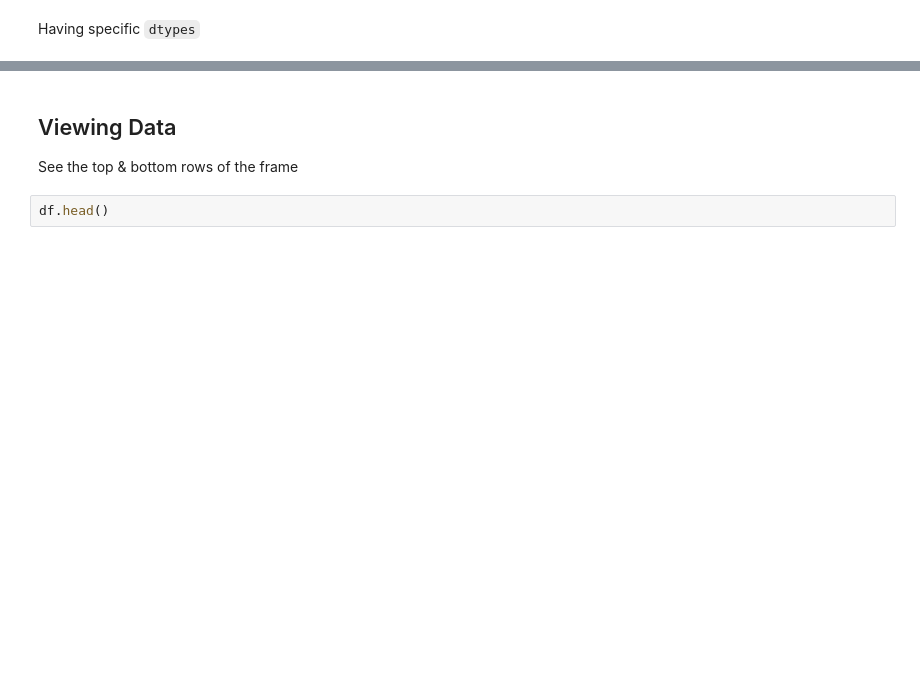
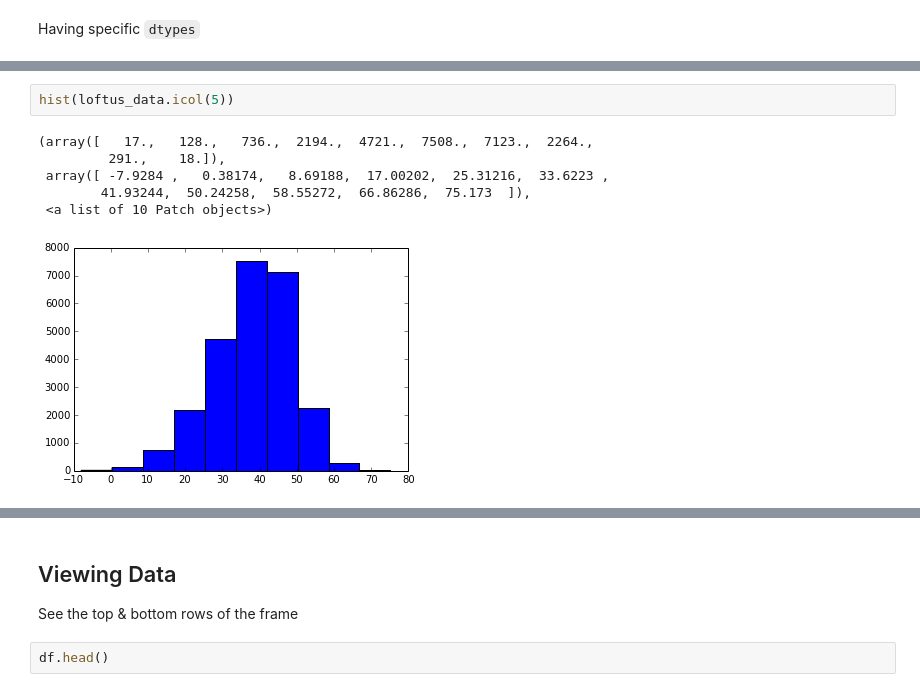
Before and after one commit to jiffyclub/2013-11-23-dlab, a Jupyter notebook: python/data_analysis/Pandas.ipynb, the cells around one changed output, grey strips where cells are left out. Drawn from its saved outputs; the diff is of its cells as text; blank space fills up the shorter version.

```diff
--- a/python/data_analysis/Pandas.ipynb
+++ b/python/data_analysis/Pandas.ipynb
@@ -44,0 +226,9 @@ Turn the dictionary you created yesterday into a pandas data frame called `dicti
+# %%
+hist(loftus_data.icol(5))
+# %% [output]
+(array([   17.,   128.,   736.,  2194.,  4721.,  7508.,  7123.,  2264.,
+         291.,    18.]),
+ array([ -7.9284 ,   0.38174,   8.69188,  17.00202,  25.31216,  33.6223 ,
+        41.93244,  50.24258,  58.55272,  66.86286,  75.173  ]),
+ <a list of 10 Patch objects>)
+[figure, added]
```
Also changed, not shown: parts of 26 cells of this notebook.
